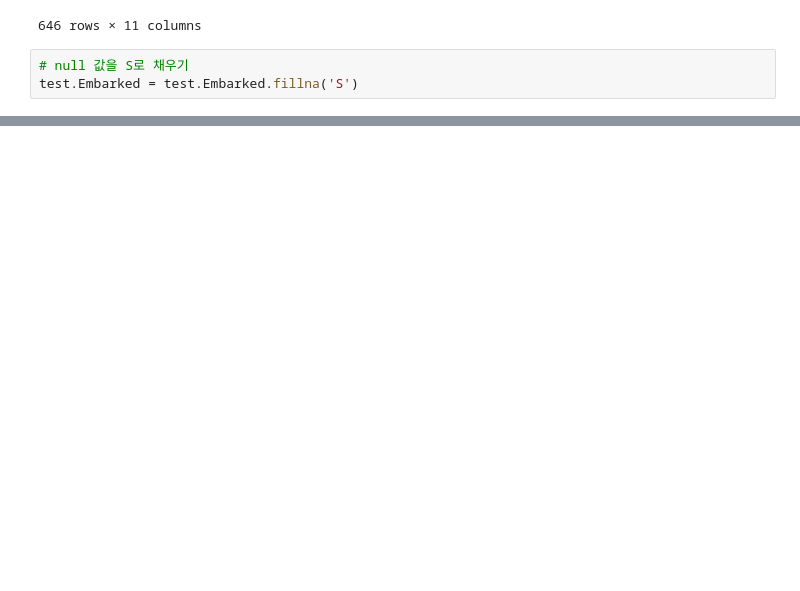
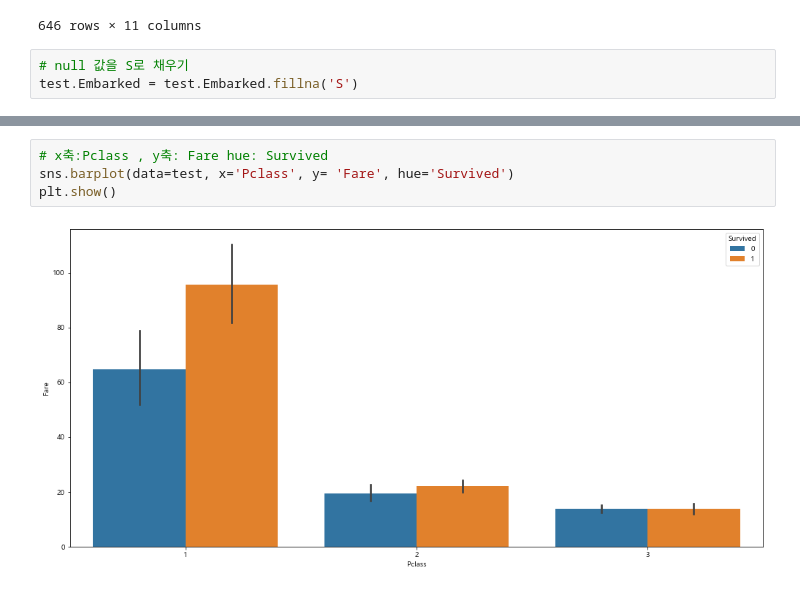
Before and after one commit to pillz9408/python, a Jupyter notebook: DataVisualize/titanic.ipynb, the cells around one changed output, grey strips where cells are left out. Cells and saved outputs as stored; diff of their text form; blank space fills up the shorter version.

```diff
--- a/DataVisualize/titanic.ipynb
+++ b/DataVisualize/titanic.ipynb
@@ -81,0 +110,6 @@ test.Embarked = test.Embarked.fillna('S')
+# %%
+# x축:Pclass , y축: Fare hue: Survived
+sns.barplot(data=test, x='Pclass', y= 'Fare', hue='Survived')
+plt.show()
+# %% [output]
+[figure, added]
```
Also changed, not shown: parts of 10 cells of this notebook, 1 other file.
